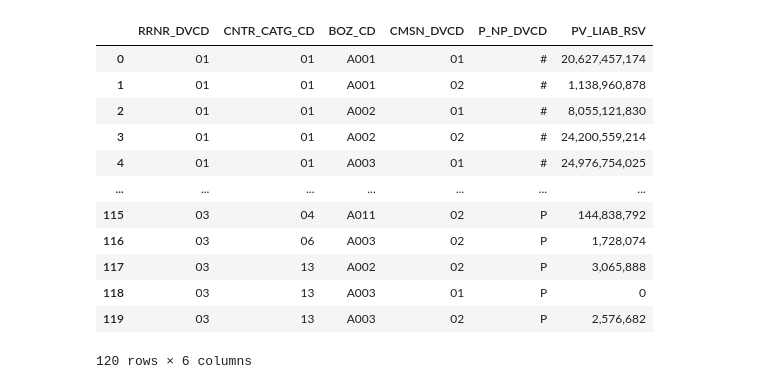
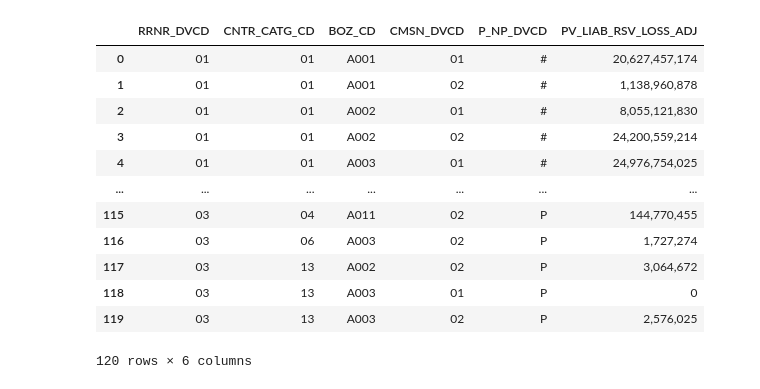
Before and after one commit to lee3jjang/qis4, a Jupyter notebook: 현행추정부채_보험가격준비금익스포져_일반.ipynb, the cells around one changed output. Saved outputs shown, nothing was run; the diff lists cells and outputs as text; code cells hidden in the pictures.

```diff
--- a/현행추정부채_보험가격준비금익스포져_일반.ipynb
+++ b/현행추정부채_보험가격준비금익스포져_일반.ipynb
@@ -351,46 +441,46 @@ KEYS = ['RRNR_DVCD', 'DMFR_DVCD', 'CNTR_CATG_CD', 'BOZ_CD', 'PDGR_CD', 'CRD_GRD'
     .eval('RRNR_DVCD_2 = RRNR_DVCD.str.replace("01|02", "04", regex=True)') \
     .assign(PDGR_CD_2 = lambda x: np.where(x['DMFR_DVCD'] == '02', '#', x['PDGR_CD'])) \
     .groupby(['RRNR_DVCD_2', 'PDGR_CD_2', 'DMFR_DVCD'])['URND_PRM'].sum().reset_index(name='URND_PRM_SUM')
 일반_미경과보험료_비중 = 일반_미경과보험료_가공 \
     .eval('RRNR_DVCD_2 = RRNR_DVCD.str.replace("01|02", "04", regex=True)') \
     .assign(PDGR_CD_2 = lambda x: np.where(x['DMFR_DVCD'] == '02', '#', x['PDGR_CD'])) \
     .merge(일반_미경과보험료_부분합, on=['RRNR_DVCD_2', 'PDGR_CD_2', 'DMFR_DVCD'], how='left') \
     .eval('URND_PRM_WGT = URND_PRM/URND_PRM_SUM')
 일반_IBNR_집계 = 일반_미경과보험료_비중.merge(일반_IBNR_가공.rename(columns={'RRNR_DVCD': 'RRNR_DVCD_2', 'PDGR_CD': 'PDGR_CD_2'}), on=['RRNR_DVCD_2', 'PDGR_CD_2', 'DMFR_DVCD'], how='left') \
     .eval('IBNR = IBNR_TOT*URND_PRM_WGT') \
     .groupby(KEYS, as_index=False)['IBNR'].sum()
 일반_준비금익스포져 = 일반_개별추산액_집계.merge(일반_IBNR_집계, on=KEYS, how='outer') \
     .merge(일반_손해조사비율, on=['RRNR_DVCD', 'DMFR_DVCD', 'PDGR_CD'], how='left') \
     .merge(일반_할인요소.query('KICS_SCEN_NO == 1')[['PDGR_CD', 'DISC_FAC_RSV']], on=['PDGR_CD'], how='left') \
     .merge(일반_손실조정율.query('KICS_SCEN_NO == 1')[['RRNR_DVCD', 'PDGR_CD', 'CRD_GRD', 'LOSS_ADJ_RATE_RSV']], on=['RRNR_DVCD', 'PDGR_CD', 'CRD_GRD'], how='left') \
     .assign(OST_AMT = lambda x: x['OST_AMT'].fillna(0).astype(float)) \
     .assign(IBNR = lambda x: x['IBNR'].fillna(0).astype(float)) \
     .assign(LOSS_ADJ_RATE_RSV = lambda x: x['LOSS_ADJ_RATE_RSV'].fillna(0).astype(float))
 일반_준비금익스포져 = 일반_준비금익스포져 \
     .eval('FUT_LAE = (OST_AMT*0.5+IBNR*1.0)*LAE_RATIO') \
     .eval('LIAB_RSV = OST_AMT+IBNR+FUT_LAE') \
     .eval('PV_OST_AMT = OST_AMT*DISC_FAC_RSV') \
     .eval('PV_IBNR = IBNR*DISC_FAC_RSV') \
     .eval('PV_FUT_LAE = FUT_LAE*DISC_FAC_RSV') \
     .eval('PV_LIAB_RSV = LIAB_RSV*DISC_FAC_RSV') \
     .eval('LOSS_ADJ = LIAB_RSV*LOSS_ADJ_RATE_RSV') \
     .eval('PV_LIAB_RSV_LOSS_ADJ = PV_LIAB_RSV-LOSS_ADJ')
 일반_준비금익스포져_집계 = 일반_준비금익스포져.groupby(['RRNR_DVCD', 'CNTR_CATG_CD', 'BOZ_CD', 'CMSN_DVCD', 'P_NP_DVCD'], as_index=False) \
-    [['PV_LIAB_RSV']].sum()
+    [['PV_LIAB_RSV_LOSS_ADJ']].sum()
 일반_준비금익스포져_집계
 # %% [output]
-|  | RRNR_DVCD | CNTR_CATG_CD | BOZ_CD | CMSN_DVCD | P_NP_DVCD | PV_LIAB_RSV |
+|  | RRNR_DVCD | CNTR_CATG_CD | BOZ_CD | CMSN_DVCD | P_NP_DVCD | PV_LIAB_RSV_LOSS_ADJ |
 | 0 | 01 | 01 | A001 | 01 | # | 20,627,457,174 |
 | 1 | 01 | 01 | A001 | 02 | # | 1,138,960,878 |
 | 2 | 01 | 01 | A002 | 01 | # | 8,055,121,830 |
 | 3 | 01 | 01 | A002 | 02 | # | 24,200,559,214 |
 | 4 | 01 | 01 | A003 | 01 | # | 24,976,754,025 |
 | ... | ... | ... | ... | ... | ... | ... |
-| 115 | 03 | 04 | A011 | 02 | P | 144,838,792 |
-| 116 | 03 | 06 | A003 | 02 | P | 1,728,074 |
-| 117 | 03 | 13 | A002 | 02 | P | 3,065,888 |
+| 115 | 03 | 04 | A011 | 02 | P | 144,770,455 |
+| 116 | 03 | 06 | A003 | 02 | P | 1,727,274 |
+| 117 | 03 | 13 | A002 | 02 | P | 3,064,672 |
 | 118 | 03 | 13 | A003 | 01 | P | 0 |
-| 119 | 03 | 13 | A003 | 02 | P | 2,576,682 |
+| 119 | 03 | 13 | A003 | 02 | P | 2,576,025 |
 120 rows × 6 columns
 # %%
 # 데이터 내보내기
```
Also changed, not shown: parts of 8 cells of this notebook, 4 other files.
